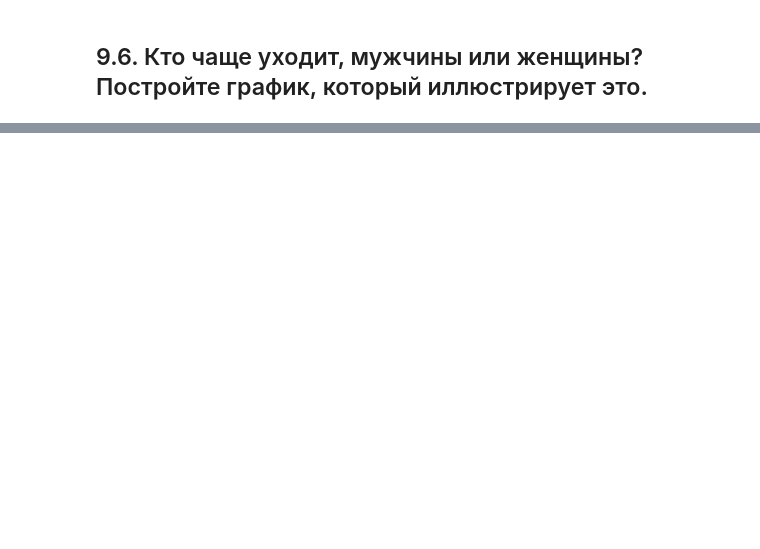
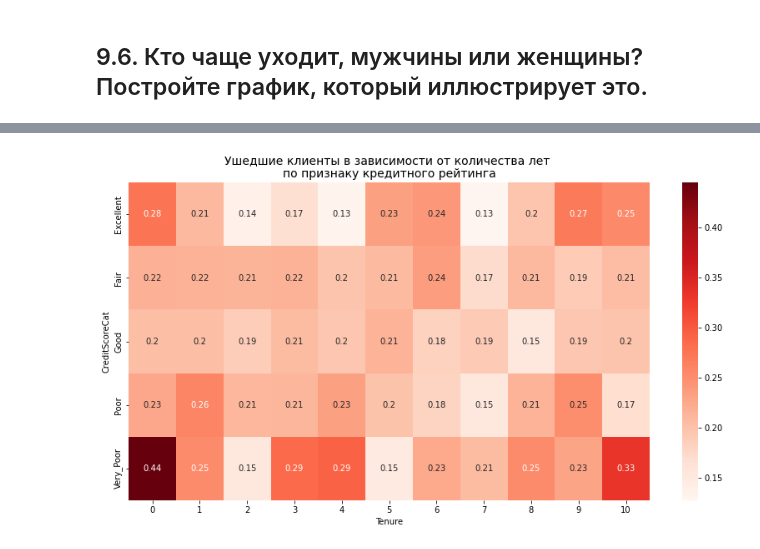
Before and after one commit to Sphexxx/sf_data_science, a Jupyter notebook: PY_13_Визуализация/Проект_визуализация.ipynb, the cells around one changed output, grey strips where cells are left out. Saved outputs shown, nothing was run; the diff lists cells and outputs as text; code cells hidden in the pictures; blank space fills up the shorter version.

```diff
--- a/PY_13_Визуализация/Проект_визуализация.ipynb
+++ b/PY_13_Визуализация/Проект_визуализация.ipynb
@@ -156,0 +220,35 @@ Name: Exited, dtype: float64
+# %%
+def get_credit_score_cat(credit_score):
+    if credit_score >= 300 and credit_score < 500:
+        return "Very_Poor"
+    elif credit_score >= 500 and credit_score < 601:
+        return "Poor"
+    elif credit_score >= 601 and credit_score < 661:
+        return "Fair"
+    elif credit_score >= 661 and credit_score < 781:
+        return "Good"
+    elif credit_score >= 781 and credit_score < 851:
+        return "Excellent"
+    elif credit_score >= 851:
+        return "Top"
+    elif credit_score < 300:
+        return "Deep"
+
+churn_df['CreditScoreCat'] = churn_df['CreditScore'].apply(get_credit_score_cat)
+cred_score_by_tenure = churn_df.pivot_table(
+    values = 'Exited',
+    index = 'CreditScoreCat',
+    columns = 'Tenure',
+    aggfunc = 'mean',
+)
+
+plt.figure(figsize=(14, 7))
+heatmap = sns.heatmap(
+    data = cred_score_by_tenure,
+    cmap = 'Reds',
+    annot = True,
+    );
+
+heatmap.set_title('Ушедшие клиенты в зависимости от количества лет \nпо признаку кредитного рейтинга', fontsize=14);
+# %% [output]
+[figure, added]
```
Also changed, not shown: parts of 15 cells of this notebook, 2 other files.
